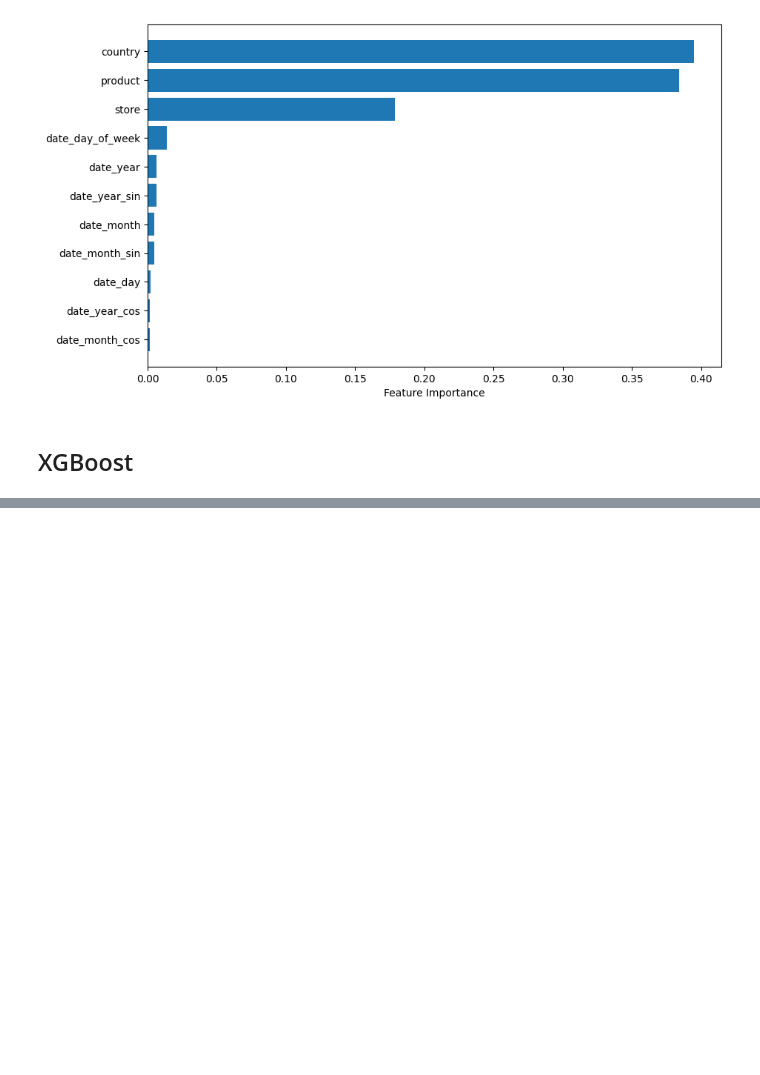
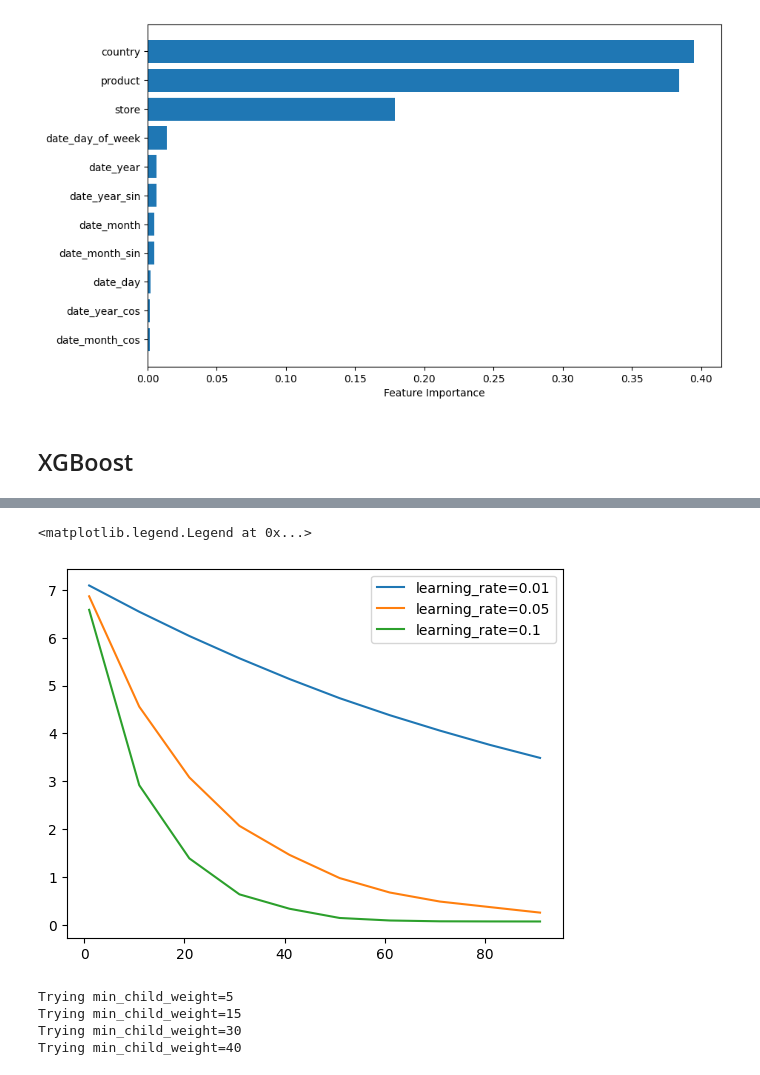
Before and after one commit to Koda98/sticker-sales-forecasting, a Jupyter notebook: notebook.ipynb, the cells around one changed output, grey strips where cells are left out. Drawn from its saved outputs; the diff is of its cells as text; code cells hidden in the pictures; blank space fills up the shorter version.

```diff
--- a/notebook.ipynb
+++ b/notebook.ipynb
@@ -480,0 +531,3 @@ plt.show()
+# %%
+best_max_depth = 10
+params['max_depth'] = best_max_depth
@@ -480,0 +553,14 @@ plt.show()
+# %%
+columns = ['learning_rate', 'n_estimators', 'mape']
+df_scores = pd.DataFrame(overall_scores, columns=columns)
+# %%
+for r in learning_rates:
+    df_subset = df_scores[df_scores.learning_rate == r]
+
+    plt.plot(df_subset.n_estimators, df_subset.mape,
+            label=f'learning_rate={r}')
+
+plt.legend()
+# %% [output]
+<matplotlib.legend.Legend at 0x...>
+[figure, added]
@@ -480,0 +569,19 @@ plt.show()
+# %%
+min_child_weights = [5, 15, 30, 40]
+
+overall_scores = []
+for w in min_child_weights:
+    print(f'Trying min_child_weight={w}')
+    params['min_child_weight'] = w
+    for n in range(1, 101, 10):
+        params['n_estimators'] = n
+        model = XGBRegressor(**params)
+        model.fit(X_train, y_train)
+        y_pred = model.predict(X_val)
+        mape = mean_absolute_percentage_error(y_val, y_pred)
+        overall_scores.append((w, n, mape))
+# %% [output]
+Trying min_child_weight=5
+Trying min_child_weight=15
+Trying min_child_weight=30
+Trying min_child_weight=40
```
Also changed, not shown: parts of 11 cells of this notebook.
